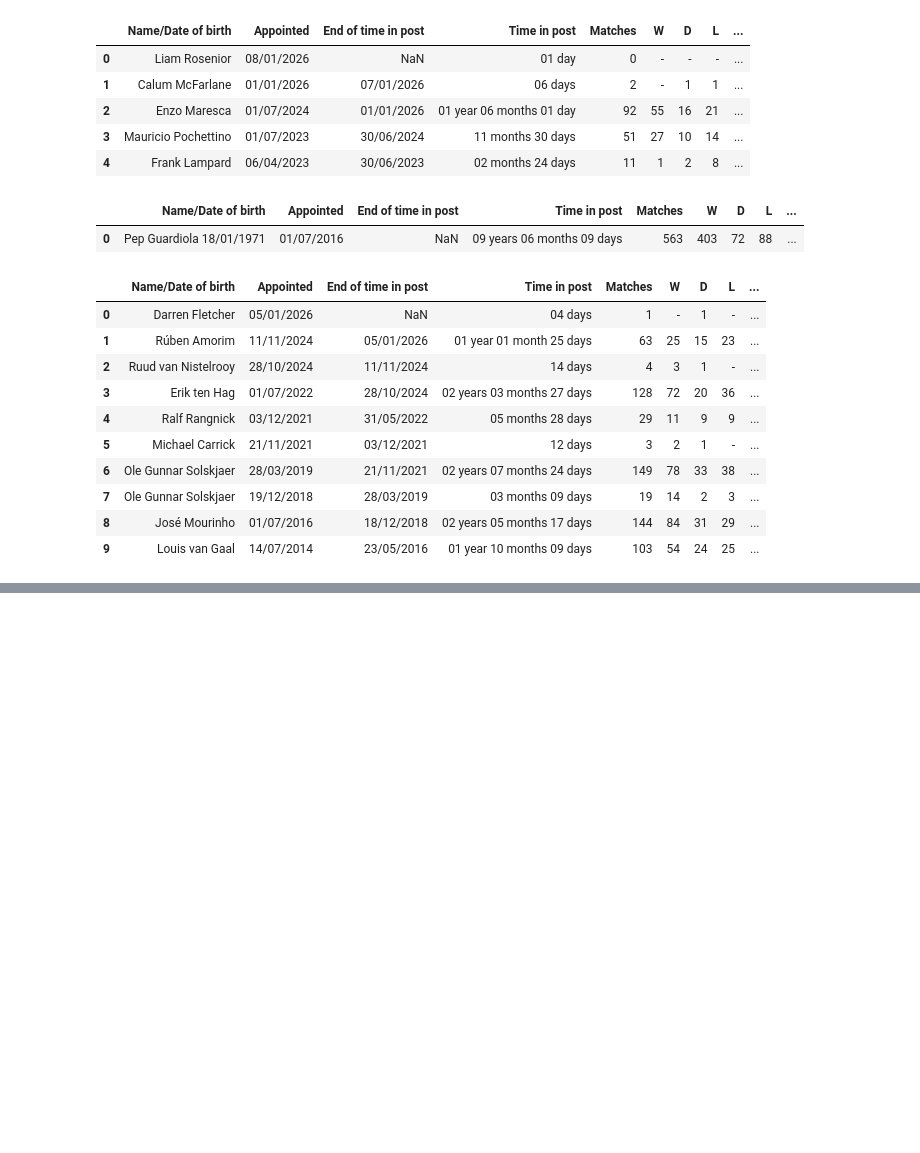
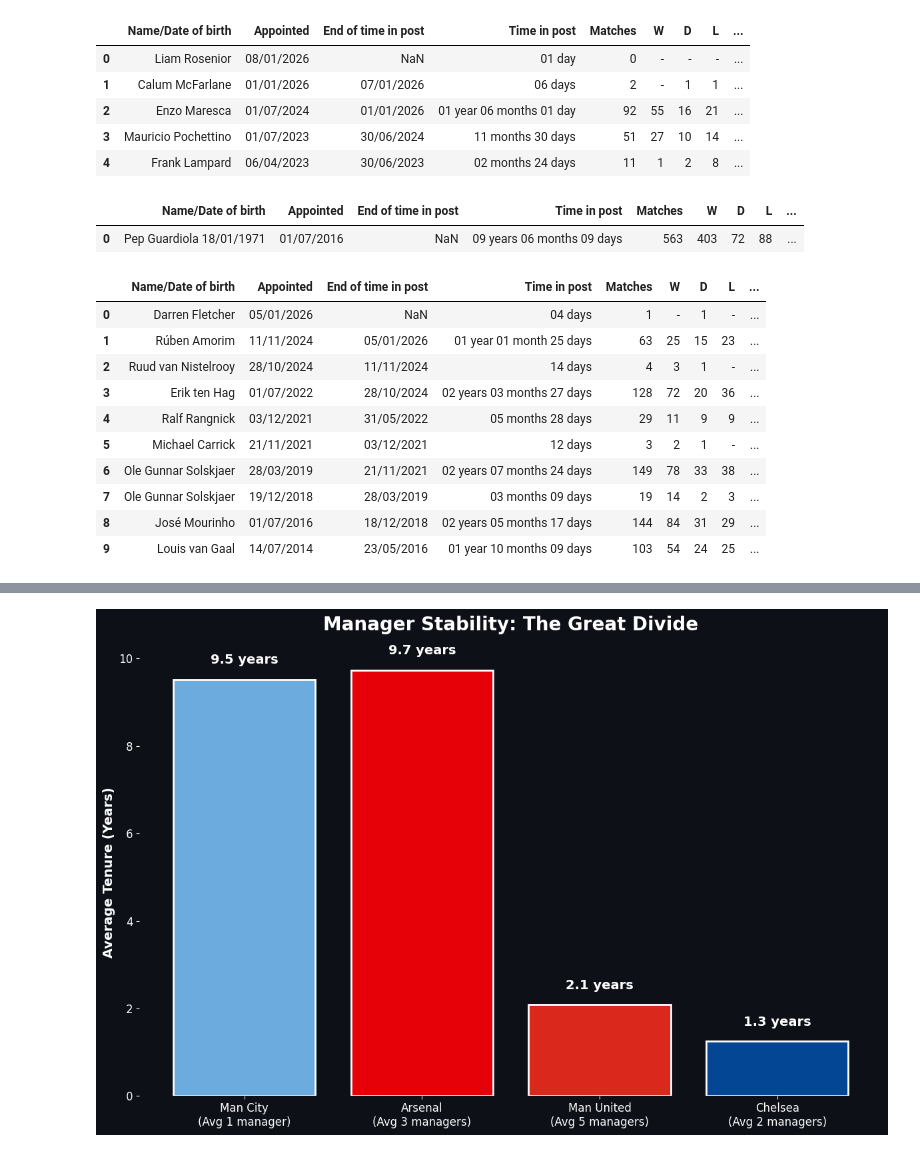
Before and after one commit to Matre5/january-2026-football-analytics, a Jupyter notebook: notebooks/managers_lifespan.ipynb, the cells around one changed output, grey strips where cells are left out. Cells and saved outputs as stored; diff of their text form; code cells hidden in the pictures; blank space fills up the shorter version.

```diff
--- a/notebooks/managers_lifespan.ipynb
+++ b/notebooks/managers_lifespan.ipynb
@@ -51,10 +51,11 @@ united.rename(columns={'Name/Date of birth': 'Name'}, inplace=True)
 # %%
 # Get current managers (index 0)
 pep_tenure = city.iloc[0]['Time in post']
-arteta_tenure = arsenal.iloc[0]['Time in post']
+print(f"Pep: {pep_tenure}")
+print("\n")
 
-print(f"Pep: {pep_tenure}")
-print(f"Arteta: {arteta_tenure}")
+for i in range(3):
+    print(f"{arsenal.iloc[i]['Name']}: {arsenal.iloc[i]['Time in post']}")
 print("\n")
 
 # Chelsea recent (top 6)
@@ -88,20 +89,25 @@ Louis van Gaal: 01 year 10 months 09 days
 # %%
 # For Chelsea - exclude very short tenures (under 1 month = interim) and Rosenior becasue he just got in
 # Skip 1 (McFarlane), 4 (Lampard), 5 (Saltor)
-chelsea_permanent = [2, 3]  # Rosenior, Maresca, Pochettino
+chelsea_managers = [2, 3]  # Rosenior, Maresca, Pochettino
 
 print("CHELSEA PERMANENT:")
-for i in chelsea_permanent:
+for i in chelsea_managers:
     print(f"{chelsea.iloc[i]['Name']}: {chelsea.iloc[i]['Time in post']}")
 print("\n")
 
 # For Man United - exclude very short tenures
 # 0 (Fletcher), 2 (van Nistelrooy), 4 (Rangnick), 5 (Carrick)
-united_permanent = [1, 3, 6, 8, 9]  # Amorim, Ten Hag, Solskjaer, Mourinho, Van Gaal
+united_managers = [1, 3, 6, 8, 9]  # Amorim, Ten Hag, Solskjaer, Mourinho, Van Gaal
 
 print("MAN UTD PERMANENT:")
-for i in united_permanent:
+for i in united_managers:
     print(f"{united.iloc[i]['Name']}: {united.iloc[i]['Time in post']}")
+print("\n")
+
+arsenal_managers = [0, 1, 2]
+for i in arsenal_managers:
+    print(f"{arsenal.iloc[i]['Name']}: {arsenal.iloc[i]['Time in post']}")
 # %% [output]
 CHELSEA PERMANENT:
 Enzo Maresca: 01 year 06 months 01 day
@@ -116,0 +210,38 @@ Louis van Gaal: 01 year 10 months 09 days
+# %%
+# Create the bar chart
+fig, ax = plt.subplots(figsize=(12, 8))
+fig.patch.set_facecolor('#0D1117')
+ax.set_facecolor('#0D1117')
+
+# Data
+clubs = ['Man City\n(Avg 1 manager)', 'Arsenal\n(Avg 3 managers)', 'Man United\n(Avg 5 managers)', 'Chelsea\n(Avg 2 managers)']
+tenures = [pep_years, arsenal_avg, united_avg, chelsea_avg]
+colors = ['#6CABDD', '#E50107', '#DA291C', '#034694']  # City blue, Arsenal red, United red, Chelsea blue
+
+# Create bars
+bars = ax.bar(clubs, tenures, color=colors, edgecolor='white', linewidth=2)
+
+# Labels and styling
+ax.set_ylabel('Average Tenure (Years)', color='white', fontsize=14, fontweight='bold')
+ax.set_title('Manager Stability: The Great Divide',
+             color='white', fontsize=20, fontweight='bold', pad=20)
+
+# White text for axes
+ax.tick_params(colors='white', labelsize=12)
+
+# Remove spines
+for spine in ax.spines.values():
+    spine.set_visible(False)
+
+# Add values on top of bars
+for bar in bars:
+    height = bar.get_height()
+    ax.text(bar.get_x() + bar.get_width()/2, height + 0.3,
+            f'{height:.1f} years',
+            ha='center', va='bottom', color='white',
+            fontsize=14, fontweight='bold')
+
+plt.tight_layout()
+plt.show()
+# %% [output]
+[figure, added]
```
Also changed, not shown: parts of 4 cells of this notebook.
